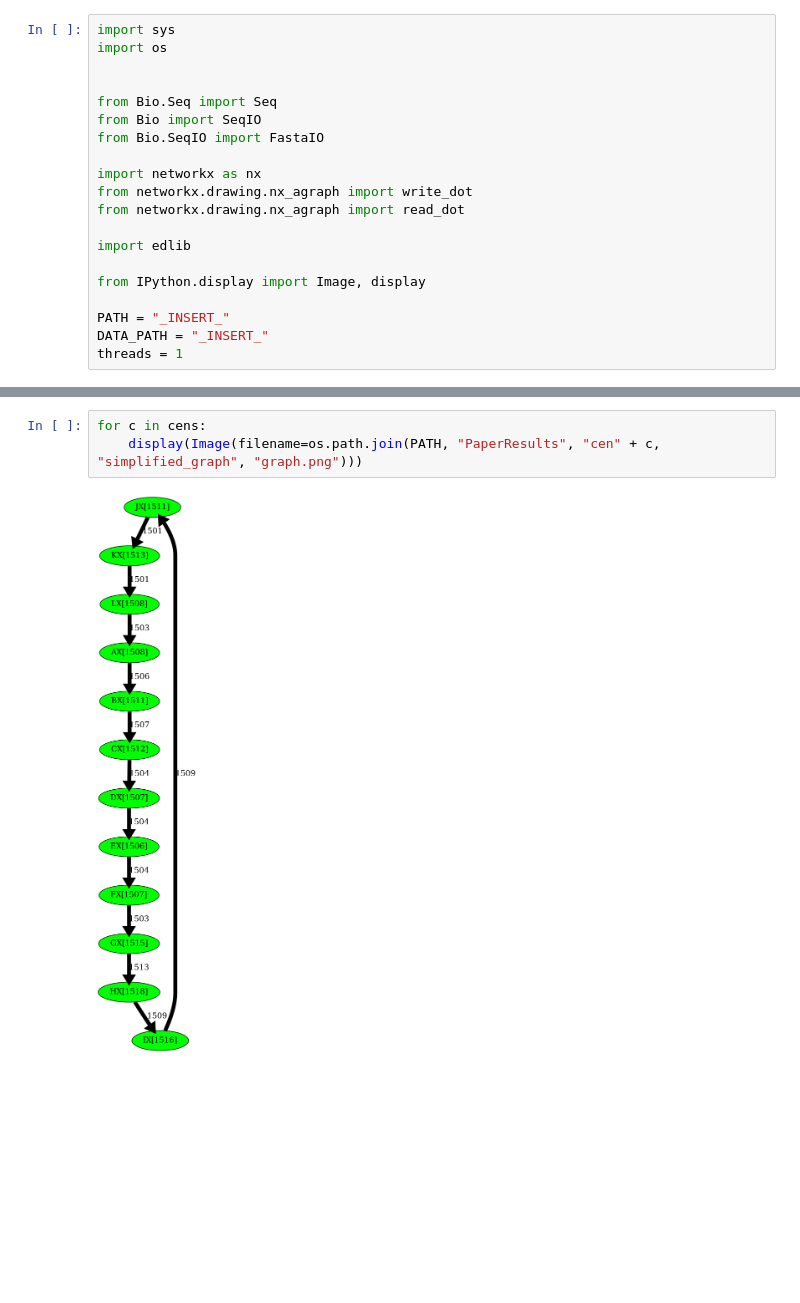
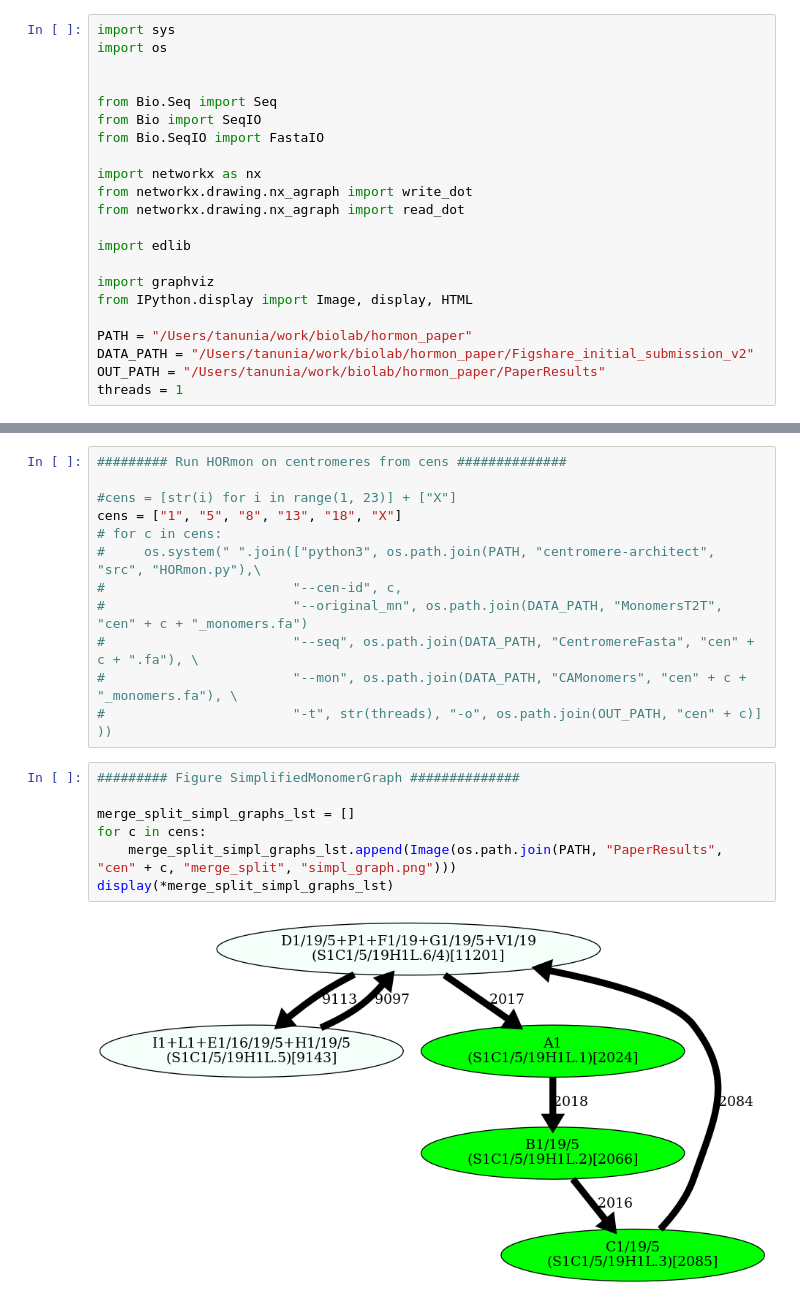
Before and after one commit to TanyaDvorkina/hormon_paper, a Jupyter notebook: HORmon_paper.ipynb, the cells around one changed output, grey strips where cells are left out. Saved outputs shown, nothing was run; the diff lists cells and outputs as text; blank space fills up the shorter version.

Commit message:
Add all pics and tables except MonomerComparison

```diff
--- a/HORmon_paper.ipynb
+++ b/HORmon_paper.ipynb
@@ -13,8 +13,10 @@ from networkx.drawing.nx_agraph import read_dot
 
 import edlib
 
-from IPython.display import Image, display
+import graphviz
+from IPython.display import Image, display, HTML
 
-PATH = "_INSERT_"
-DATA_PATH = "_INSERT_"
+PATH = "/Users/tanunia/work/biolab/hormon_paper"
+DATA_PATH = "/Users/tanunia/work/biolab/hormon_paper/Figshare_initial_submission_v2"
+OUT_PATH = "/Users/tanunia/work/biolab/hormon_paper/PaperResults"
 threads = 1
@@ -176,5 +46,21 @@ LX S3CXH1L.12
+# %%
+######### Run HORmon on centromeres from cens ##############
+
+#cens = [str(i) for i in range(1, 23)] + ["X"]
+cens = ["1", "5", "8", "13", "18", "X"]
+# for c in cens:
+#     os.system(" ".join(["python3", os.path.join(PATH, "centromere-architect", "src", "HORmon.py"),\
+#                        "--cen-id", c,
+#                        "--original_mn", os.path.join(DATA_PATH, "MonomersT2T", "cen" + c + "_monomers.fa")
+#                        "--seq", os.path.join(DATA_PATH, "CentromereFasta", "cen" + c + ".fa"), \
+#                        "--mon", os.path.join(DATA_PATH, "CAMonomers", "cen" + c + "_monomers.fa"), \
+#                        "-t", str(threads), "-o", os.path.join(OUT_PATH, "cen" + c)] ))
 # %%
+######### Figure SimplifiedMonomerGraph ##############
+
+merge_split_simpl_graphs_lst = []
 for c in cens:
-    display(Image(filename=os.path.join(PATH, "PaperResults", "cen" + c, "simplified_graph", "graph.png")))
+    merge_split_simpl_graphs_lst.append(Image(os.path.join(PATH, "PaperResults", "cen" + c, "merge_split", "simpl_graph.png")))
+display(*merge_split_simpl_graphs_lst)
 # %% [output]
-[figure, old version]
+[figure, new version]
```
Also changed, not shown: parts of 17 cells of this notebook, 1 other file.
